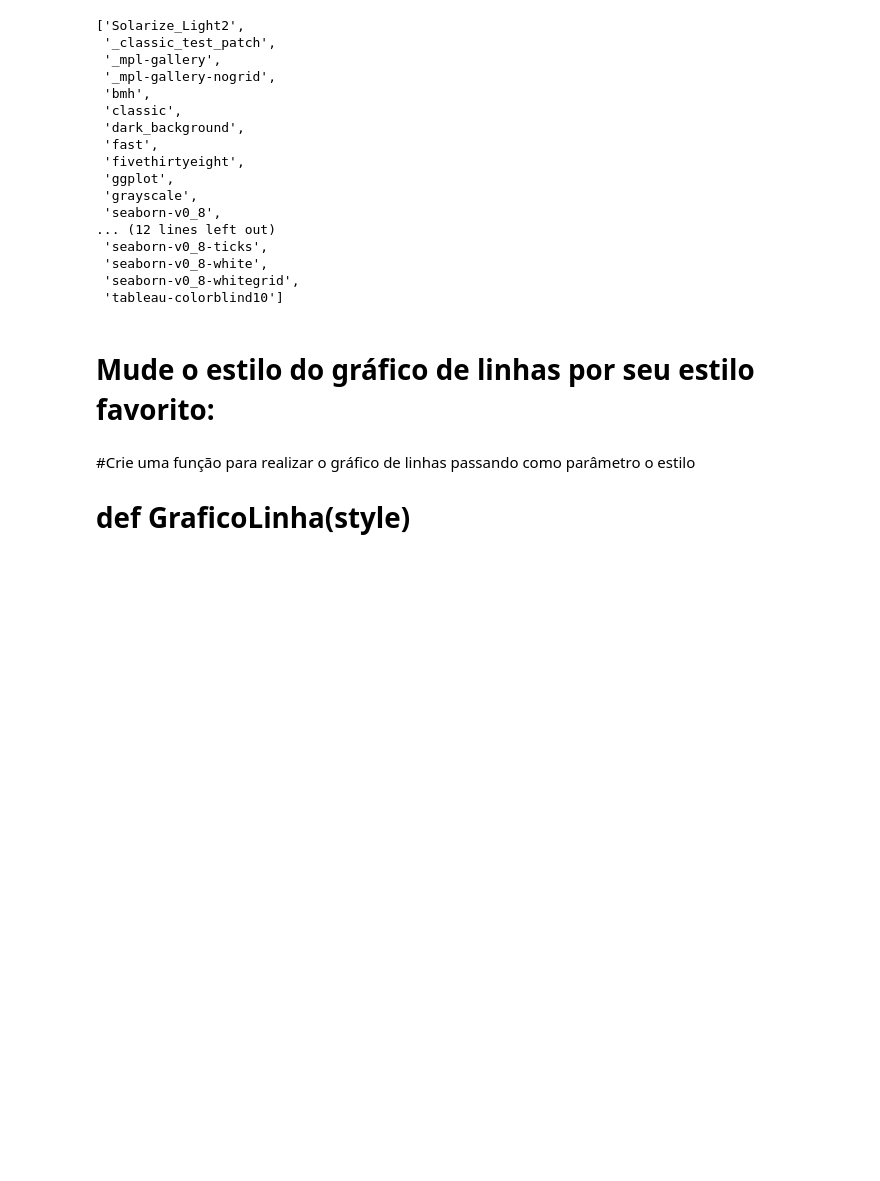
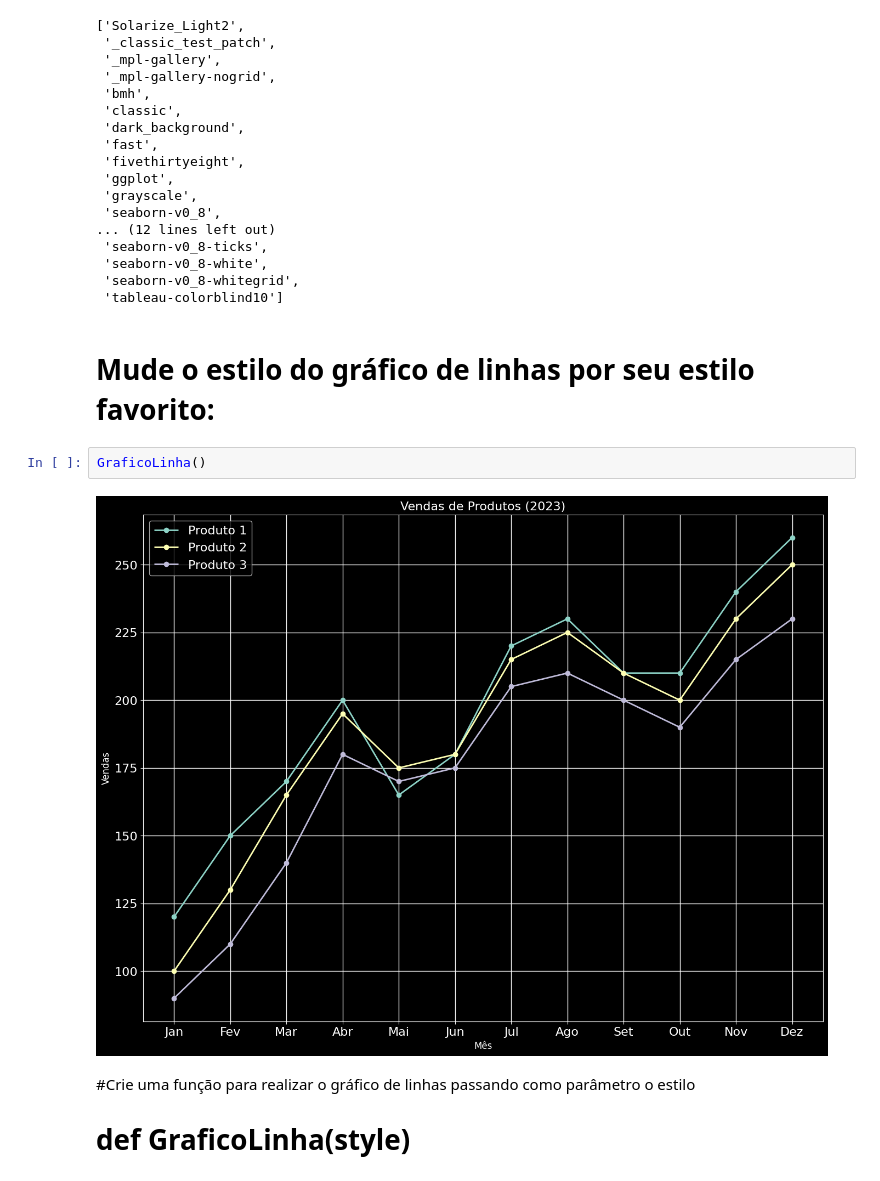
Before and after one commit to DanielBrisch/AtividadesMineracao, a Jupyter notebook: Tipos_de_Gráficos_Roteiro.ipynb, the cells around one changed output. Drawn from its saved outputs; the diff is of its cells as text; blank space fills up the shorter version.

```diff
--- a/Tipos_de_Gráficos_Roteiro.ipynb
+++ b/Tipos_de_Gráficos_Roteiro.ipynb
@@ -80,6 +84,10 @@ plt.style.available
  'tableau-colorblind10']
 # %% [markdown]
 # Mude o estilo do gráfico de linhas por seu estilo favorito:
+# %%
+GraficoLinha()
+# %% [output]
+[figure, added]
 # %% [markdown]
 #Crie uma função para realizar o gráfico de linhas passando como parâmetro o estilo
 
```
Also changed, not shown: parts of 18 cells of this notebook.
